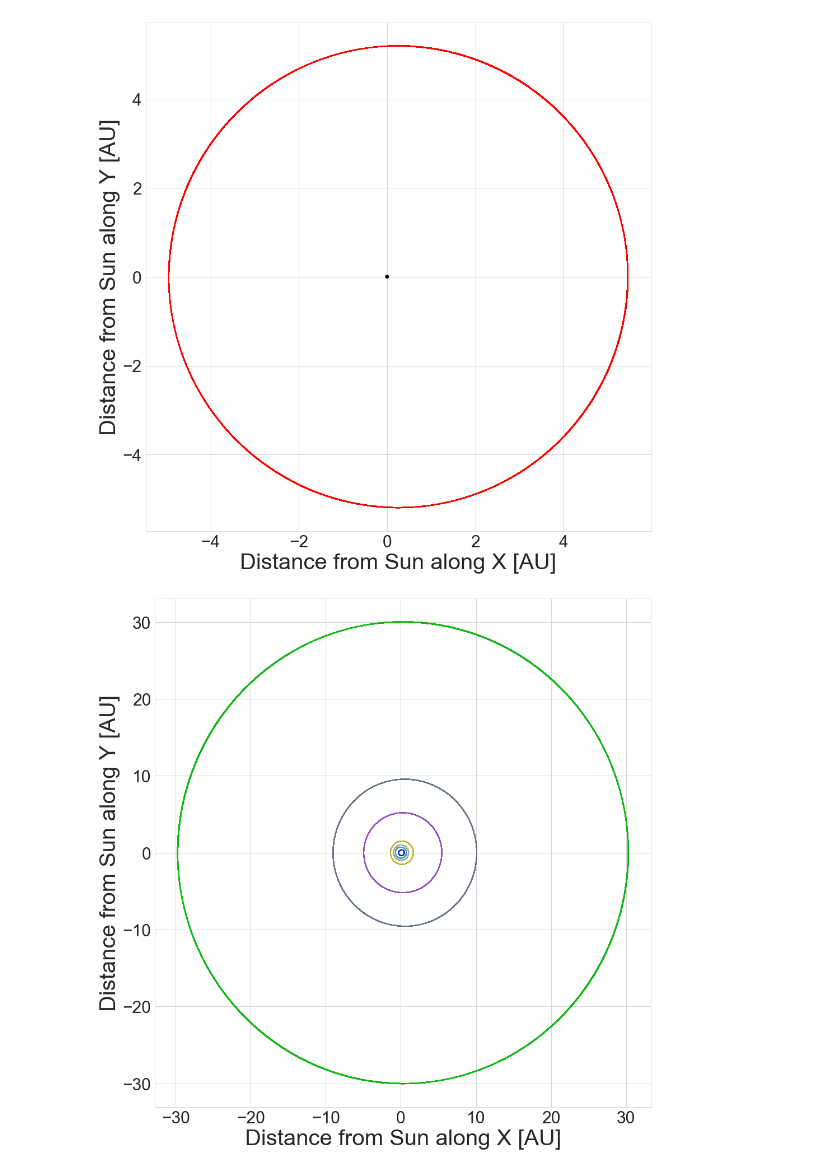
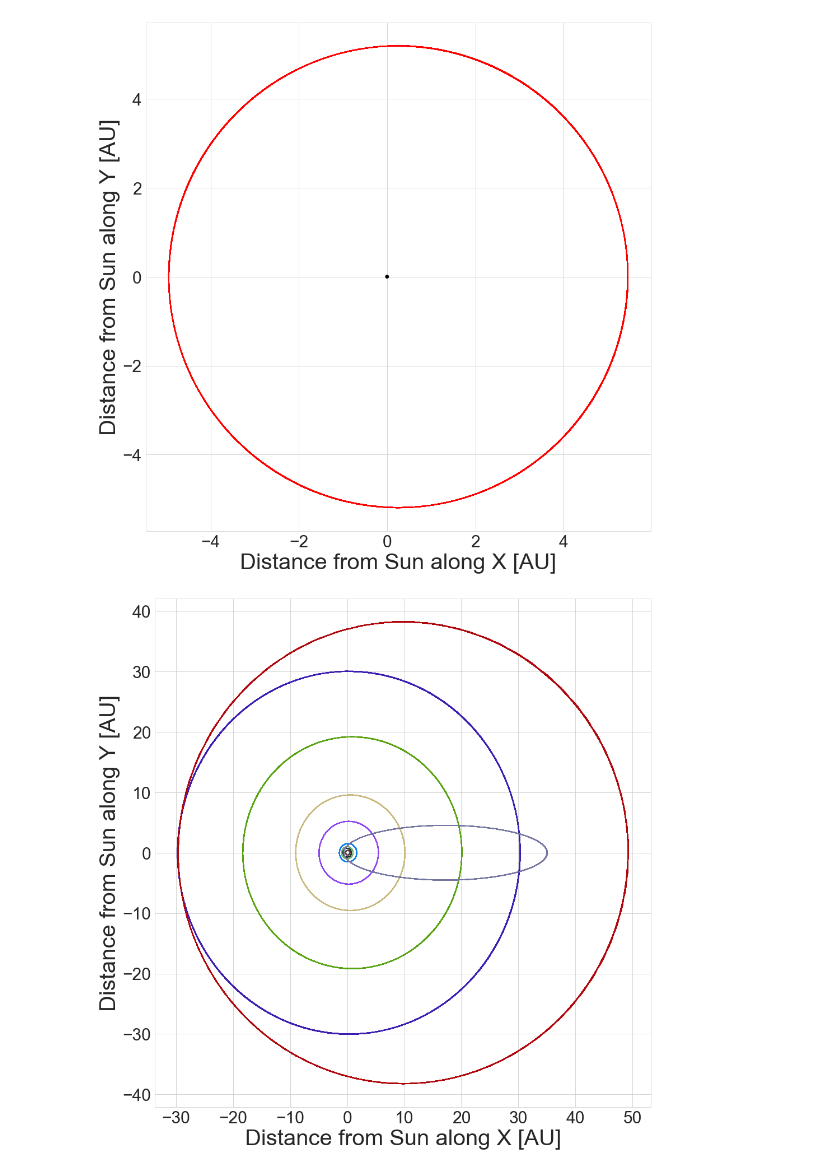
Before and after one commit to masterdesky/ELTE-comp-sim-2019, a Jupyter notebook: III. Planetary Motions/out/III. Planetary Motions.ipynb, the cells around one changed output. Drawn from its saved outputs; the diff is of its cells as text; code cells hidden in the pictures.

```diff
--- a/III. Planetary Motions/out/III. Planetary Motions.ipynb
+++ b/III. Planetary Motions/out/III. Planetary Motions.ipynb
@@ -19,7 +19,7 @@ sns.set_style(style='whitegrid')
 # %% [markdown]
 ### Planets
 # %%
-Planets:{
+Planets={
     'Mercury': [0.466697, 0.205630],
     'Venus': [0.728213, 0.006772],
     'Earth': [1.017, 0.0167086],
@@ -107,36 +107,33 @@ picsize = 14
 fig, axes = plt.subplots(nrows=nrows, ncols=ncols, figsize=((nrows*picsize)*(a/b),nrows*picsize))
 
 for keys, values in Planets.items():
-    if (keys != 'Halley' and
-        keys != 'Pluto' and
-        keys != 'Neptune' and
-        keys != 'Uranus'):
+    if (True):
         color = np.array((np.random.rand(),np.random.rand(),np.random.rand()))
         # Aphelion distance in AU
         r_ap = Planets[keys][0]
         # Eccentricity
         ecc = Planets[keys][1]
         current_mode = mode_choose()
         os.system(current_mode)
         data_adaptive = np.genfromtxt('adaptive.dat')
         axes.plot(data_adaptive[::steps,1], data_adaptive[::steps,2], c=color)
 
 
 axes.set_xlabel('Distance from Sun along X [AU]', fontsize=40)
 axes.set_ylabel('Distance from Sun along Y [AU]', fontsize=40)
 
 axes.tick_params(axis='both', which='major', labelsize=30)
 
 Sun = Circle((0, 0), 0.05, fc='k', zorder=10)
 axes.add_patch(Sun)
 
 fig.tight_layout()
 plt.savefig(image_path +
             'orbit_all.' +
             image_format,
             format=image_format,
             dpi=image_dpi,
             bbox_inches='tight')
 plt.show()
 # %% [output]
-[figure, old version]
+[figure, new version]
```
Also changed, not shown: parts of 1 cell of this notebook, 1 other file.
